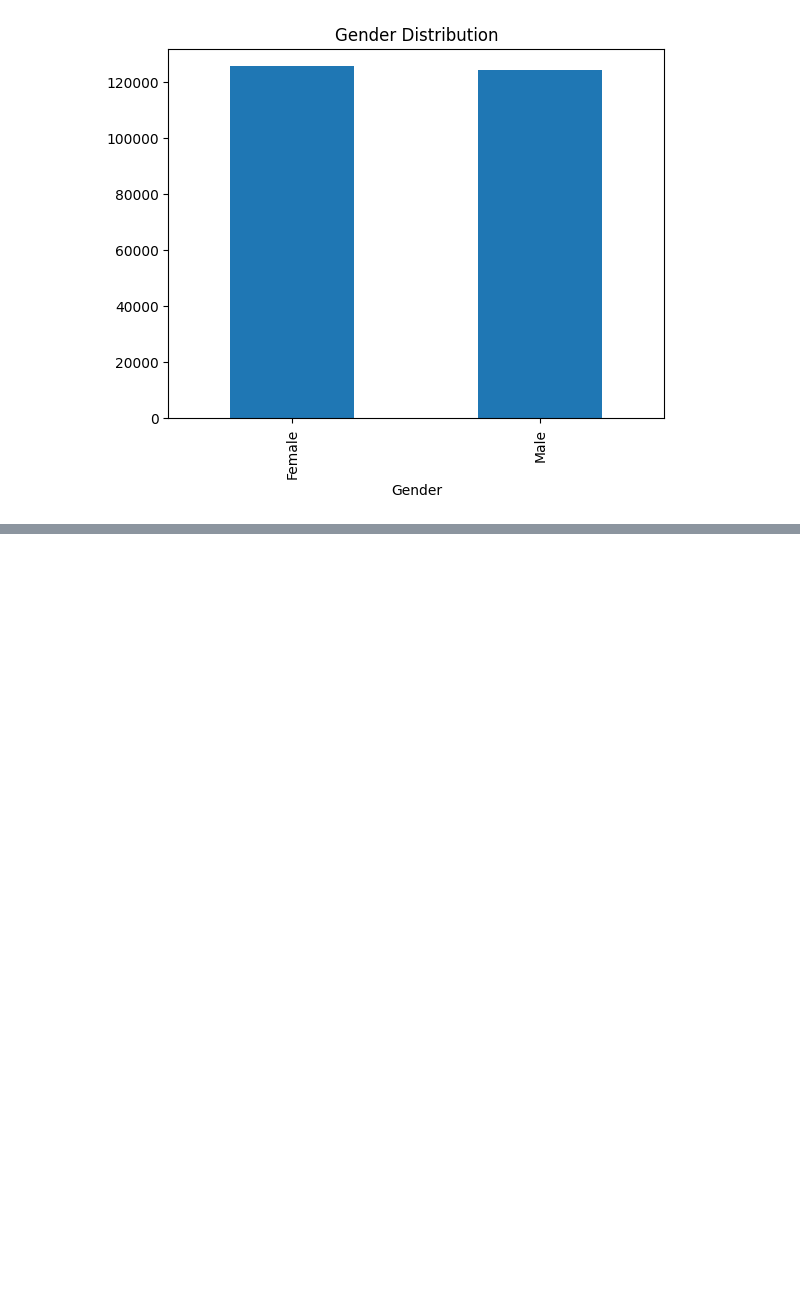
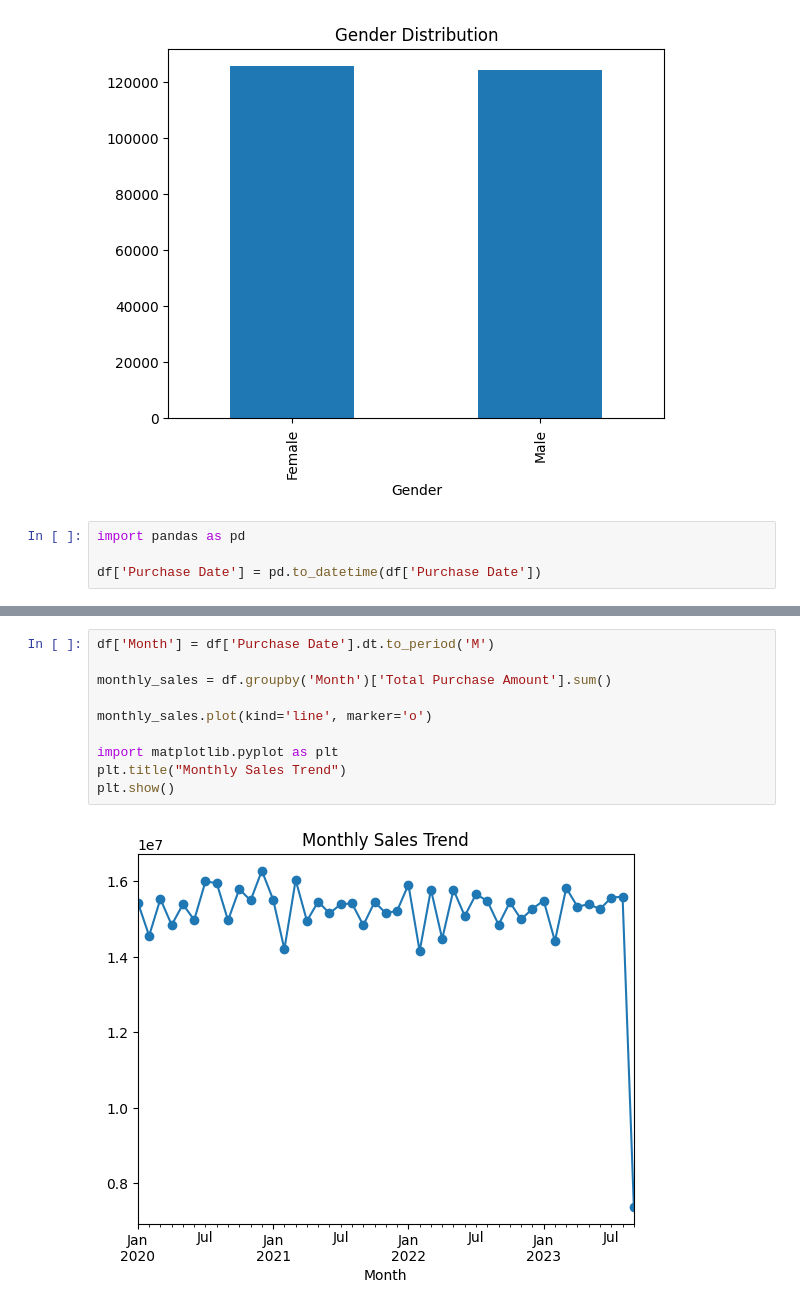
Before and after one commit to krishnaM04/alfido-data-analyst-internship, a Jupyter notebook: Task1_Customer_Behavior/analysis.ipynb, the cells around one changed output, grey strips where cells are left out. Drawn from its saved outputs; the diff is of its cells as text; blank space fills up the shorter version.

```diff
--- a/Task1_Customer_Behavior/analysis.ipynb
+++ b/Task1_Customer_Behavior/analysis.ipynb
@@ -21,3 +21,7 @@ plt.title("Gender Distribution")
 plt.show()
 # %% [output]
 [figure]
+# %%
+import pandas as pd
+
+df['Purchase Date'] = pd.to_datetime(df['Purchase Date'])
@@ -23,0 +97,12 @@ plt.show()
+# %%
+df['Month'] = df['Purchase Date'].dt.to_period('M')
+
+monthly_sales = df.groupby('Month')['Total Purchase Amount'].sum()
+
+monthly_sales.plot(kind='line', marker='o')
+
+import matplotlib.pyplot as plt
+plt.title("Monthly Sales Trend")
+plt.show()
+# %% [output]
+[figure, added]
```
Also changed, not shown: parts of 8 cells of this notebook, 1 other file.
